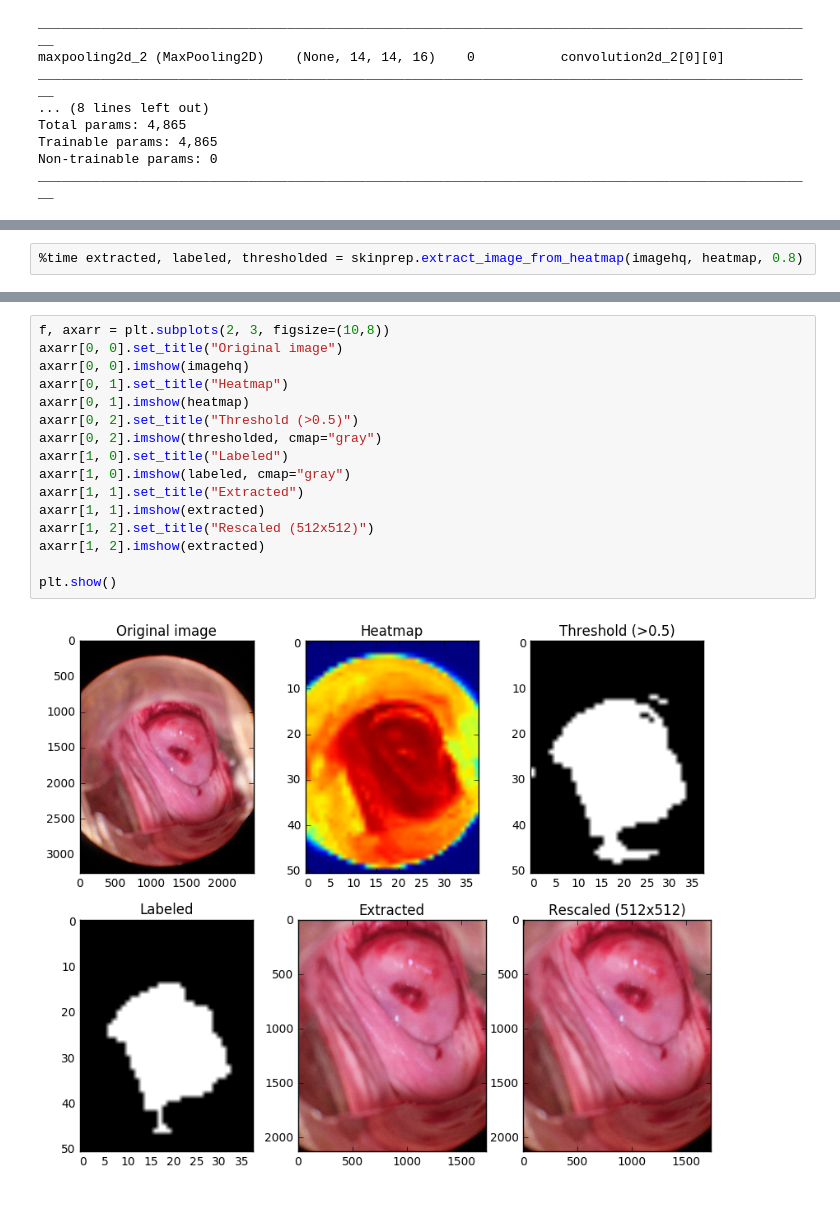
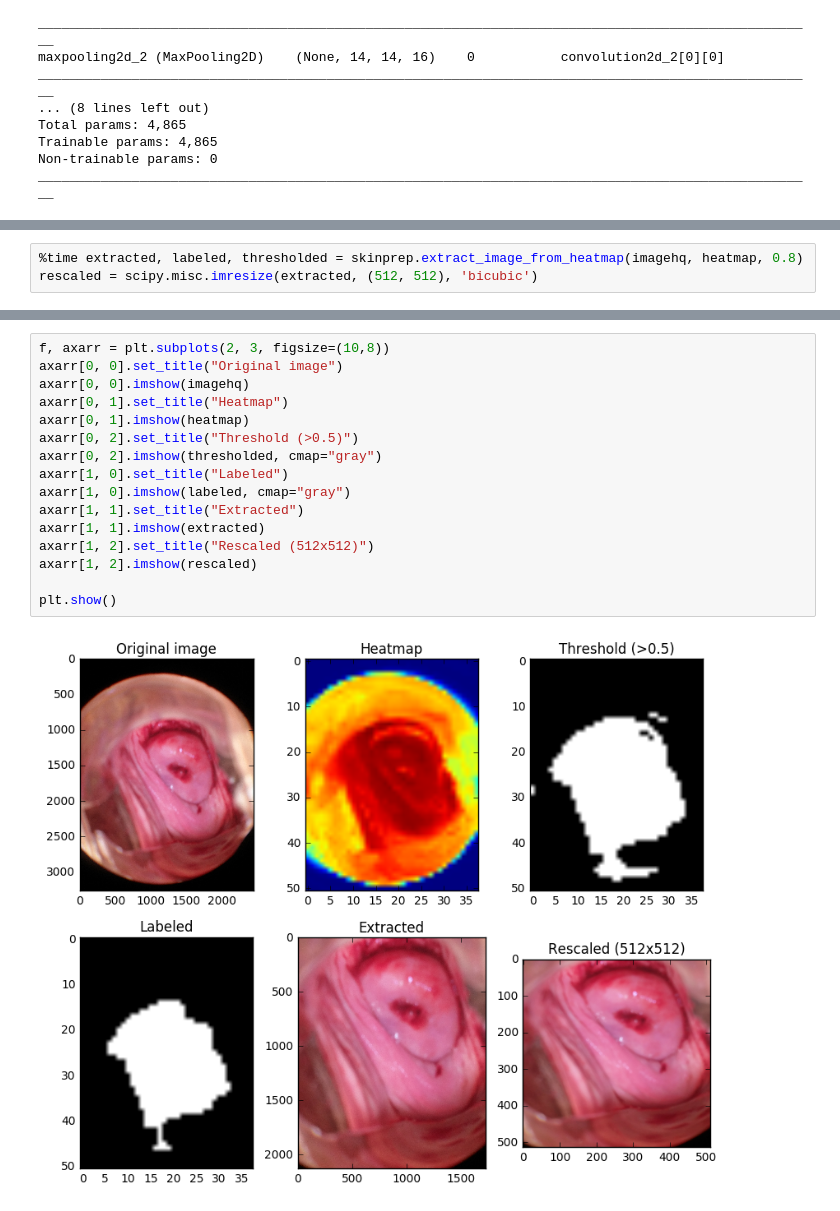
Before and after one commit to npielawski/CervixScreening, a Jupyter notebook: notebooks/Cervix Extraction.ipynb, the cells around one changed output, grey strips where cells are left out. Saved outputs shown, nothing was run; the diff lists cells and outputs as text.

Commit message:
Corrected the rescale of the extracted cervix

```diff
--- a/notebooks/Cervix Extraction.ipynb
+++ b/notebooks/Cervix Extraction.ipynb
@@ -60,5 +61,6 @@ Wall time: 1.95 s
 # %%
 %time extracted, labeled, thresholded = skinprep.extract_image_from_heatmap(imagehq, heatmap, 0.8)
+rescaled = scipy.misc.imresize(extracted, (512, 512), 'bicubic')
 # %% [output]
 Finding extraction area...
 Number of blobs found: 1
@@ -70,18 +72,18 @@ Wall time: 89.9 ms
 # %%
 f, axarr = plt.subplots(2, 3, figsize=(10,8))
 axarr[0, 0].set_title("Original image")
 axarr[0, 0].imshow(imagehq)
 axarr[0, 1].set_title("Heatmap")
 axarr[0, 1].imshow(heatmap)
 axarr[0, 2].set_title("Threshold (>0.5)")
 axarr[0, 2].imshow(thresholded, cmap="gray")
 axarr[1, 0].set_title("Labeled")
 axarr[1, 0].imshow(labeled, cmap="gray")
 axarr[1, 1].set_title("Extracted")
 axarr[1, 1].imshow(extracted)
 axarr[1, 2].set_title("Rescaled (512x512)")
-axarr[1, 2].imshow(extracted)
+axarr[1, 2].imshow(rescaled)
 
 plt.show()
 # %% [output]
-[figure, old version]
+[figure, new version]
```
Also changed, not shown: parts of 3 cells of this notebook.
